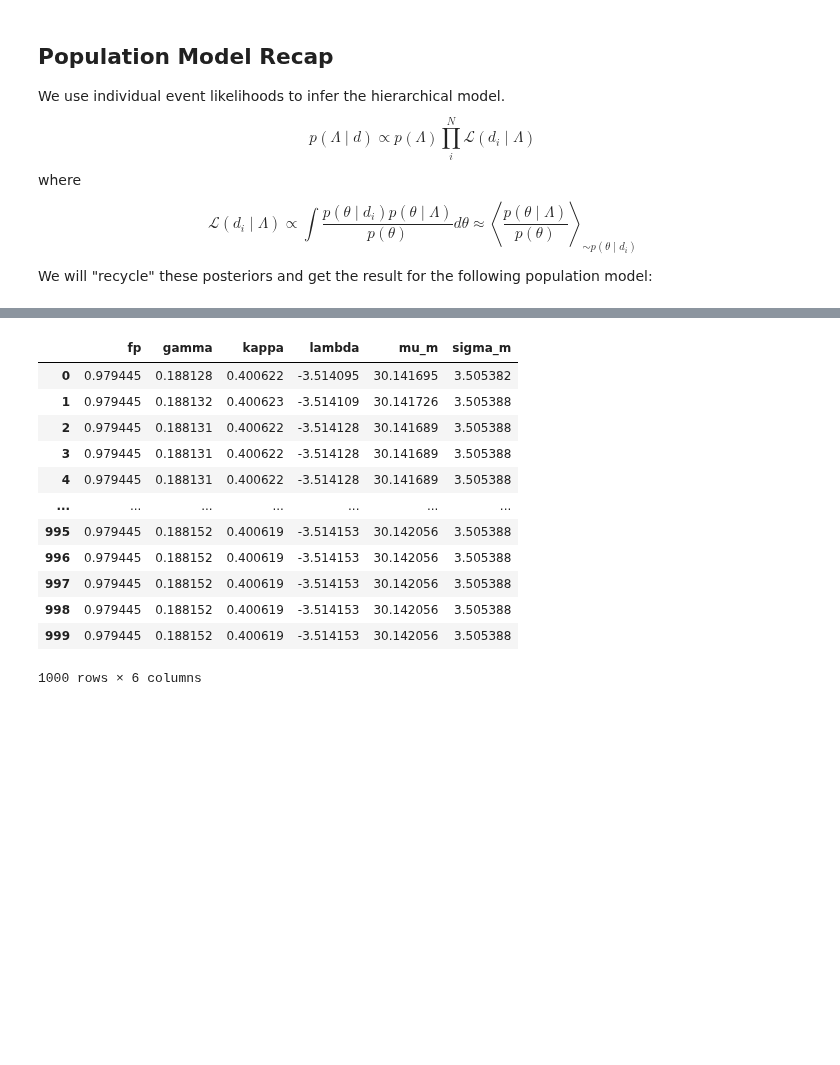
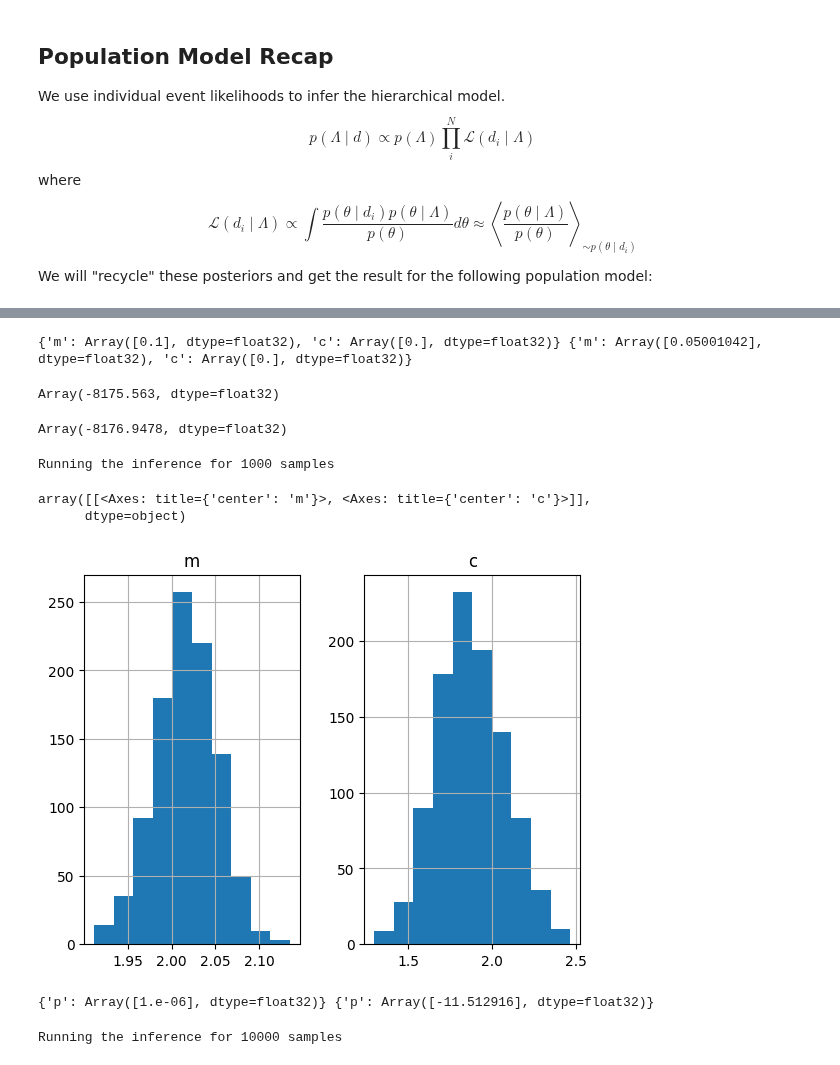
Before and after one commit to Potatoasad/Computational-Physics-Final-Project, a Jupyter notebook: BlackHolePopulationAnalysis.ipynb, the cells around one changed output, grey strips where cells are left out. Drawn from its saved outputs; the diff is of its cells as text; code cells hidden in the pictures; blank space fills up the shorter version.

```diff
--- a/BlackHolePopulationAnalysis.ipynb
+++ b/BlackHolePopulationAnalysis.ipynb
@@ -246,17 +249,53 @@ result
 1000 rows × 6 columns
 # %%
-result_transformed
+from bayesian_inference import NUTS
+import jax
+import jax.numpy as jnp
+
+class LinearRegressor:
+    def __init__(self, X, Y, noise=1):
+        self.X = X
+        self.Y = Y
+        self.noise = noise
+
+    def logpdf(self, x):
+        Z = (self.Y - x['m']*self.X - x['c'])/self.noise
+        return jnp.sum(-(Z**2))/2
+
+
+key = jax.random.PRNGKey(1)
+
+m = 2.0
+c = 2.0
+X = jnp.linspace(0,10,100)
+noise_amount = 1.0
+eps = noise_amount*jax.random.normal(key, X.shape)
+
+Y = m*X + c + eps
+
+LR = LinearRegressor(X,Y,noise=noise_amount)  # Instantiate the model
+
+initial_position = {'m':0.1, 'c':0.0} # starting point of the NUTS sampler
+problem = NUTS(LR, initial_position, limits={'m': [-4,4], 'c':[-4,4]})
 # %% [output]
-|  | fp | gamma | kappa | lambda | mu_m | sigma_m |
-| 0 | 0.979445 | 0.188128 | 0.400622 | -3.514095 | 30.141695 | 3.505382 |
-| 1 | 0.979445 | 0.188132 | 0.400623 | -3.514109 | 30.141726 | 3.505388 |
-| 2 | 0.979445 | 0.188131 | 0.400622 | -3.514128 | 30.141689 | 3.505388 |
-| 3 | 0.979445 | 0.188131 | 0.400622 | -3.514128 | 30.141689 | 3.505388 |
-| 4 | 0.979445 | 0.188131 | 0.400622 | -3.514128 | 30.141689 | 3.505388 |
-| ... | ... | ... | ... | ... | ... | ... |
-| 995 | 0.979445 | 0.188152 | 0.400619 | -3.514153 | 30.142056 | 3.505388 |
-| 996 | 0.979445 | 0.188152 | 0.400619 | -3.514153 | 30.142056 | 3.505388 |
-| 997 | 0.979445 | 0.188152 | 0.400619 | -3.514153 | 30.142056 | 3.505388 |
-| 998 | 0.979445 | 0.188152 | 0.400619 | -3.514153 | 30.142056 | 3.505388 |
-| 999 | 0.979445 | 0.188152 | 0.400619 | -3.514153 | 30.142056 | 3.505388 |
-1000 rows × 6 columns
+{'m': Array([0.1], dtype=float32), 'c': Array([0.], dtype=float32)} {'m': Array([0.05001042], dtype=float32), 'c': Array([0.], dtype=float32)}
+# %%
+problem.likelihood_func( problem.domain_changer.transform(initial_position) )
+# %% [output]
+Array(-8175.563, dtype=float32)
+# %%
+problem.likelihood.logpdf(initial_position)
+# %% [output]
+Array(-8176.9478, dtype=float32)
+# %%
+result1 = problem.run(1000)
+# %% [output]
+Running the inference for 1000 samples
+# %%
+import pandas as pd
+#pd.DataFrame(problem.domain_changer.inverse_transform(problem.states.position)).hist()
+result1.hist()
+# %% [output]
+array([[<Axes: title={'center': 'm'}>, <Axes: title={'center': 'c'}>]],
+      dtype=object)
+[figure, added]
@@ -262,0 +335,11 @@ result_transformed
+# %%
+CF = CoinFlip(10, head_counts)
+
+initial_position = {'p':1e-6} # starting point of the NUTS sampler
+problem2 = NUTS(CF, initial_position, limits={'p': [0,1]})
+# %% [output]
+{'p': Array([1.e-06], dtype=float32)} {'p': Array([-11.512916], dtype=float32)}
+# %%
+result2 = problem2.run(10000);
+# %% [output]
+Running the inference for 10000 samples
```
Also changed, not shown: parts of 13 cells of this notebook, 2 other files.
